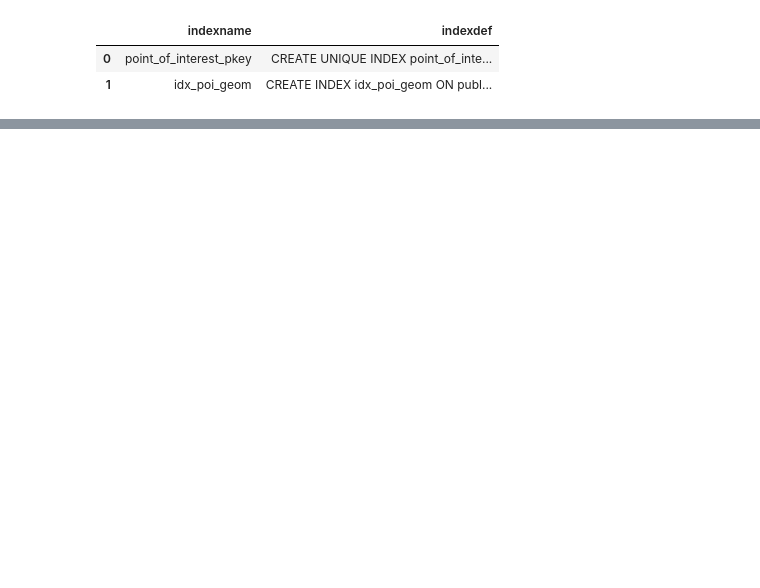
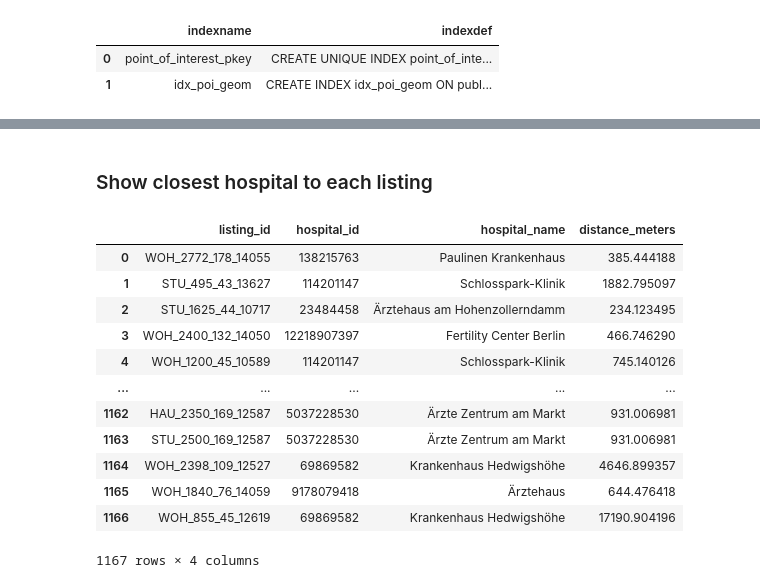
Before and after one commit to Nigar1209/berlin-poi-osm-pipeline, a Jupyter notebook: unified_tables/poi_combined.ipynb, the cells around one changed output, grey strips where cells are left out. Saved outputs shown, nothing was run; the diff lists cells and outputs as text; code cells hidden in the pictures; blank space fills up the shorter version.

```diff
--- a/unified_tables/poi_combined.ipynb
+++ b/unified_tables/poi_combined.ipynb
@@ -391,0 +459,33 @@ testdf
+# %% [markdown]
+### Show closest hospital to each listing
+# %%
+query = """
+    SELECT l.listing_id,
+        h.hospital_id AS hospital_id,
+        h.name AS hospital_name,
+        ST_DistanceSphere(ST_GeomFromText(l.geometry, 4326), ST_GeomFromText(h.geometry, 4326)) AS distance_meters
+    FROM berlin_source_data.long_term_listings l
+    JOIN LATERAL (
+        SELECT hospital_id, name, geometry
+        FROM berlin_source_data.hospitals_refactored h
+        ORDER BY ST_GeomFromText(l.geometry, 4326) <-> ST_GeomFromText(h.geometry, 4326)   -- efficient nearest-neighbor using GiST index
+        LIMIT 1
+    ) h ON true;
+"""
+# Execute the query
+df = pd.read_sql(text(query), engine)
+df
+# %% [output]
+|  | listing_id | hospital_id | hospital_name | distance_meters |
+| 0 | WOH_2772_178_14055 | 138215763 | Paulinen Krankenhaus | 385.444188 |
+| 1 | STU_495_43_13627 | 114201147 | Schlosspark-Klinik | 1882.795097 |
+| 2 | STU_1625_44_10717 | 23484458 | Ärztehaus am Hohenzollerndamm | 234.123495 |
+| 3 | WOH_2400_132_14050 | 12218907397 | Fertility Center Berlin | 466.746290 |
+| 4 | WOH_1200_45_10589 | 114201147 | Schlosspark-Klinik | 745.140126 |
+| ... | ... | ... | ... | ... |
+| 1162 | HAU_2350_169_12587 | 5037228530 | Ärzte Zentrum am Markt | 931.006981 |
+| 1163 | STU_2500_169_12587 | 5037228530 | Ärzte Zentrum am Markt | 931.006981 |
+| 1164 | WOH_2398_109_12527 | 69869582 | Krankenhaus Hedwigshöhe | 4646.899357 |
+| 1165 | WOH_1840_76_14059 | 9178079418 | Ärztehaus | 644.476418 |
+| 1166 | WOH_855_45_12619 | 69869582 | Krankenhaus Hedwigshöhe | 17190.904196 |
+1167 rows × 4 columns
```
Also changed, not shown: parts of 16 cells of this notebook, 2 other files.
